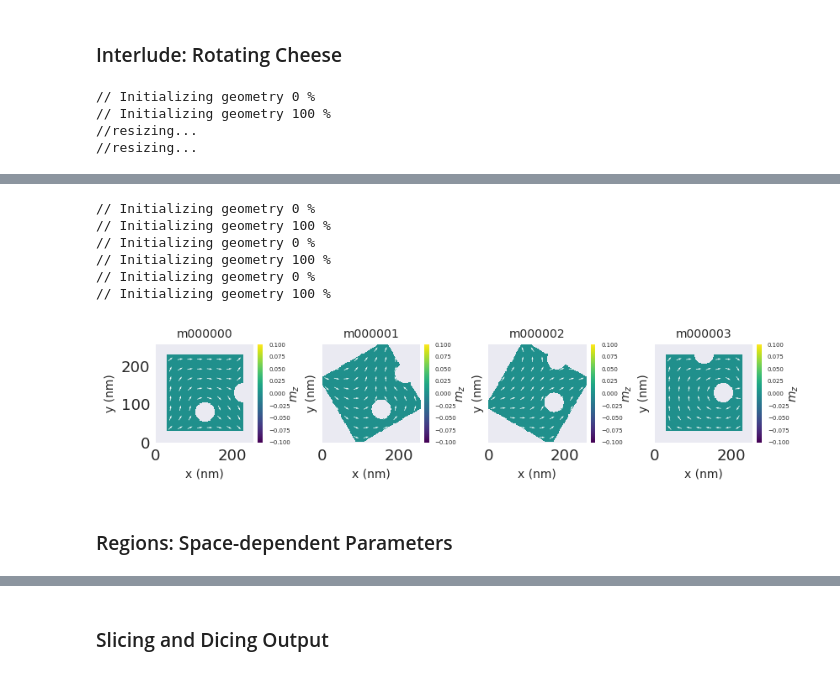
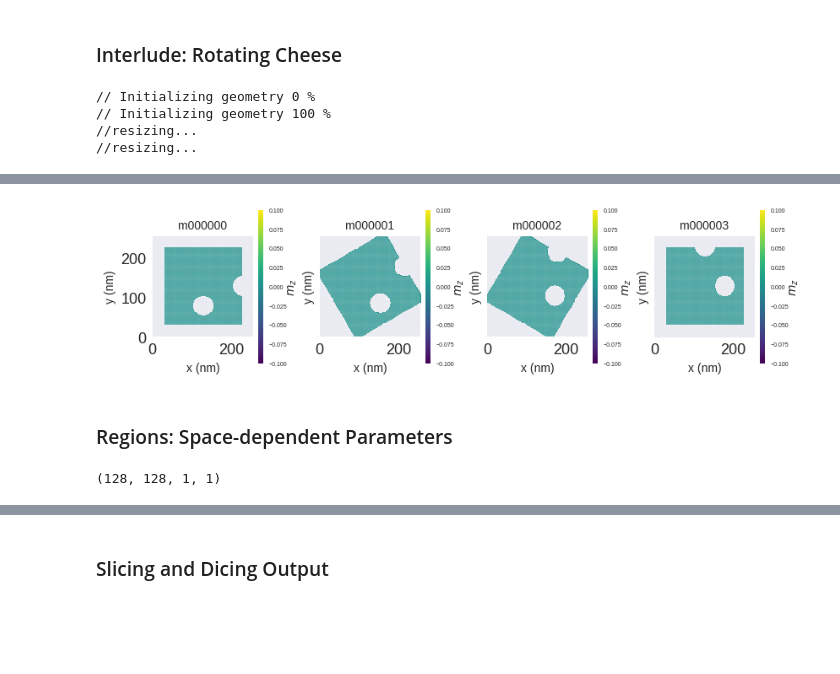
Before and after one commit to will-henderson/mumaxpy, a Jupyter notebook: examples/mumax_examples.ipynb, the cells around one changed output, grey strips where cells are left out. Saved outputs shown, nothing was run; the diff lists cells and outputs as text; code cells hidden in the pictures; blank space fills up the shorter version.

```diff
--- a/examples/mumax_examples.ipynb
+++ b/examples/mumax_examples.ipynb
@@ -184,7 +199,7 @@ show("imageShape")
 ### Initial Magnetisation
 # %%
 mm.SetGeom(mm.Universe())
-mm.ResetRegions()
+mm.Reset()
 mm.SetGridSize(256, 128, 50)
 mm.SetCellSize(5e-9, 5e-9, 5e-9)
 
@@ -198,7 +213,7 @@ def show(title):
 
     x = int(i/4)
     y = i%4
-    magnetisation.plane('z', n=(10, 10)).mpl(ax=ax[x, y])
+    magnetisation.sel('z').mpl(ax=ax[x, y])
     ax[x, y].set_title(title, size=10)
     ax[x, y].set_xlabel(ax[x, y].get_xlabel(), fontsize=10)
     ax[x, y].set_ylabel(ax[x, y].get_ylabel(), fontsize=10)
@@ -268,8 +283,8 @@ def show():
     magnetisation = mm.DiscretisedField(mm.m)
 
     #magnetisation.plane('z', n=(12, 12)).mpl(ax=ax[j])
-    magnetisation.plane('z').z.mpl.scalar(ax=ax[j], filter_field=magnetisation.norm)
-    magnetisation.plane('z', n=(10, 10)).mpl.vector(ax=ax[j], use_color=False, color="white")
+    magnetisation.sel('z').z.mpl.scalar(ax=ax[j], filter_field=magnetisation.sel('z').norm)
+    magnetisation.sel('z').mpl.vector(ax=ax[j], use_color=False, color="white")
 
     ax[j].set_title("m00000" + str(j), size=10)
     ax[j].set_xlabel(ax[j].get_xlabel(), fontsize=10)
@@ -280,8 +295,7 @@ def show():
     cbar.ax.yaxis.get_offset_text().set_fontsize(5)
     j += 1
 
-mm.SetGeom(mm.Universe())
-mm.ResetRegions()
+mm.Reset()
 mm.SetGridSize(128, 128, 1)
 mm.SetCellSize(2e-9, 2e-9, 2e-9)
 
@@ -315,9 +329,3 @@ for i in range(0, 91, 30):
-// Initializing geometry 0 %
-// Initializing geometry 100 %
-// Initializing geometry 0 %
-// Initializing geometry 100 %
-// Initializing geometry 0 %
-// Initializing geometry 100 %
-[figure, old version]
+[figure, new version]
 # %% [markdown]
 ### Regions: Space-dependent Parameters
@@ -324,3 +334,7 @@ for i in range(0, 91, 30):
+# %%
+field.array.shape
+# %% [output]
+(128, 128, 1, 1)
 # %%
 fig, ax = plt.subplots(2, 4, sharex=True, sharey=True)
 fig.tight_layout(h_pad=1, w_pad=3)
```
Also changed, not shown: parts of 10 cells of this notebook, 26 other files.
